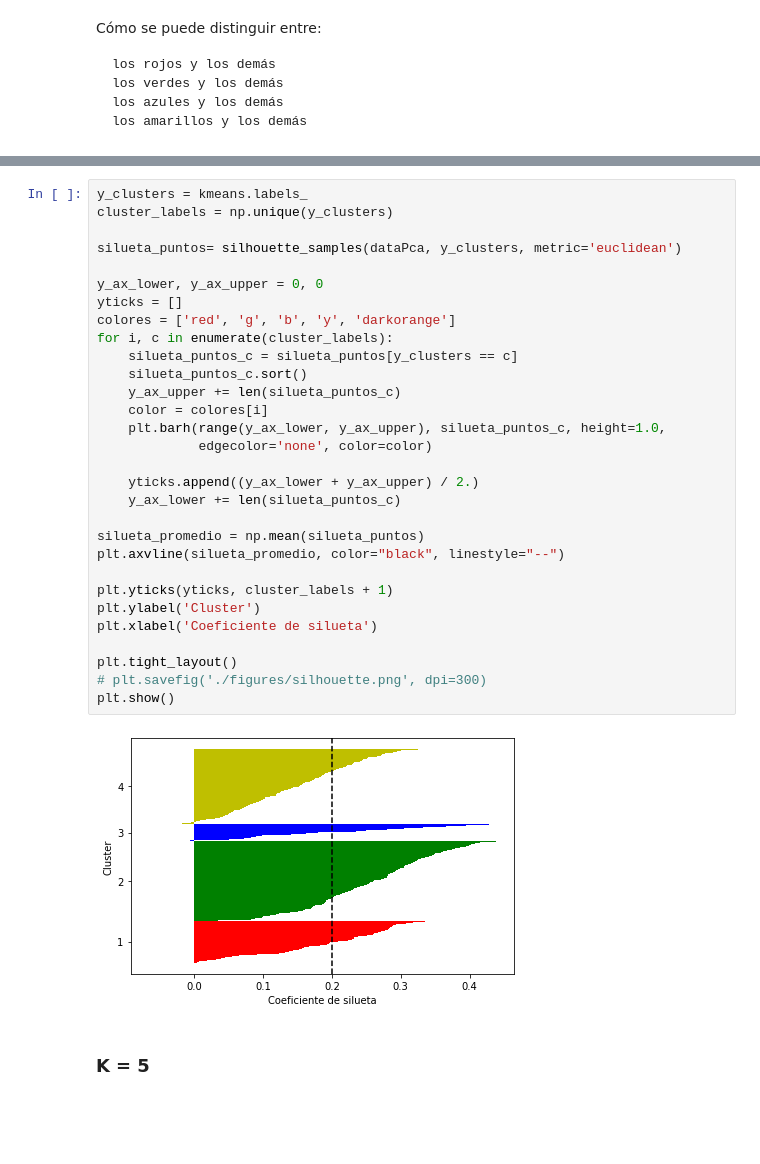
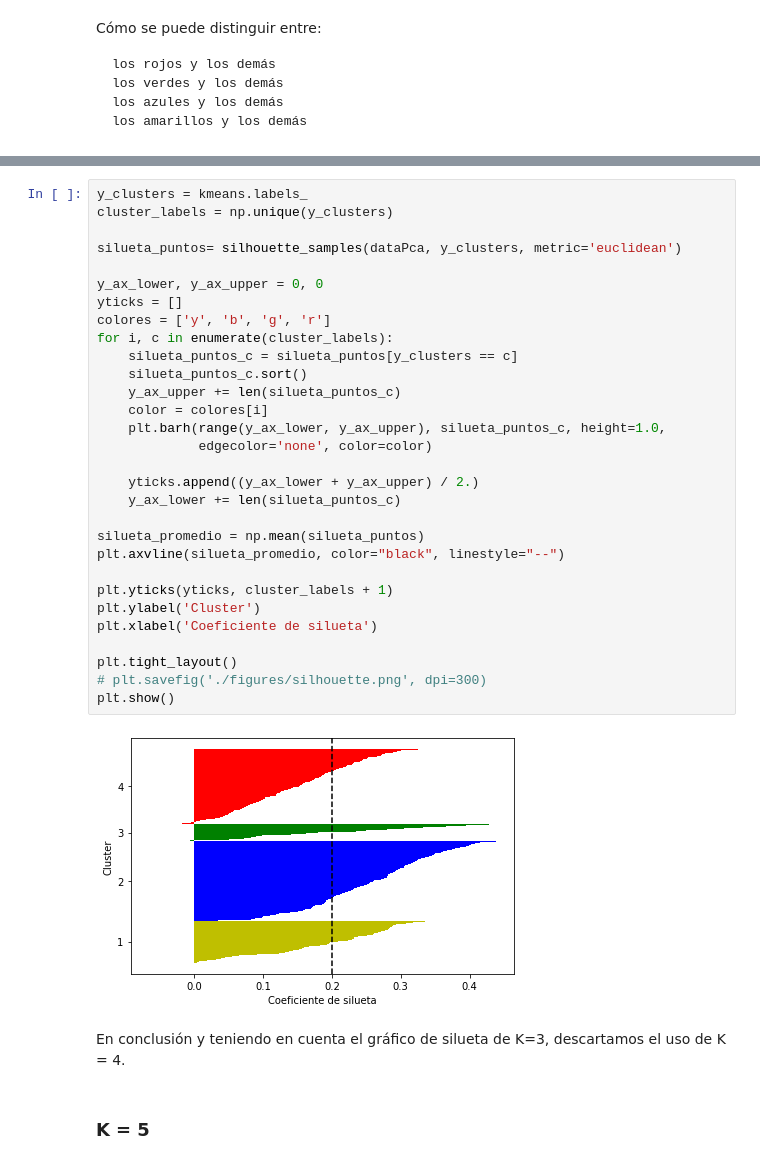
Before and after one commit to StevenMaMei/DataAnalyticsFinalProject, a Jupyter notebook: PrimerEntrega.ipynb, the cells around one changed output, grey strips where cells are left out. Drawn from its saved outputs; the diff is of its cells as text; blank space fills up the shorter version.

```diff
--- a/PrimerEntrega.ipynb
+++ b/PrimerEntrega.ipynb
@@ -2592,35 +2571,37 @@ Comparando los cluster amarillo y azul se puede observar que el primero cuenta c
 # %%
 y_clusters = kmeans.labels_
 cluster_labels = np.unique(y_clusters)
 
 silueta_puntos= silhouette_samples(dataPca, y_clusters, metric='euclidean')
 
 y_ax_lower, y_ax_upper = 0, 0
 yticks = []
-colores = ['red', 'g', 'b', 'y', 'darkorange']
+colores = ['y', 'b', 'g', 'r']
 for i, c in enumerate(cluster_labels):
     silueta_puntos_c = silueta_puntos[y_clusters == c]
     silueta_puntos_c.sort()
     y_ax_upper += len(silueta_puntos_c)
     color = colores[i]
     plt.barh(range(y_ax_lower, y_ax_upper), silueta_puntos_c, height=1.0,
              edgecolor='none', color=color)
 
     yticks.append((y_ax_lower + y_ax_upper) / 2.)
     y_ax_lower += len(silueta_puntos_c)
 
 silueta_promedio = np.mean(silueta_puntos)
 plt.axvline(silueta_promedio, color="black", linestyle="--")
 
 plt.yticks(yticks, cluster_labels + 1)
 plt.ylabel('Cluster')
 plt.xlabel('Coeficiente de silueta')
 
 plt.tight_layout()
 # plt.savefig('./figures/silhouette.png', dpi=300)
 plt.show()
 # %% [output]
-[figure, old version]
+[figure, new version]
+# %% [markdown]
+En conclusión y teniendo en cuenta el gráfico de silueta de K=3, descartamos el uso de K = 4.
 # %% [markdown]
 ### K = 5
 # %%
```
Also changed, not shown: parts of 29 cells of this notebook.
